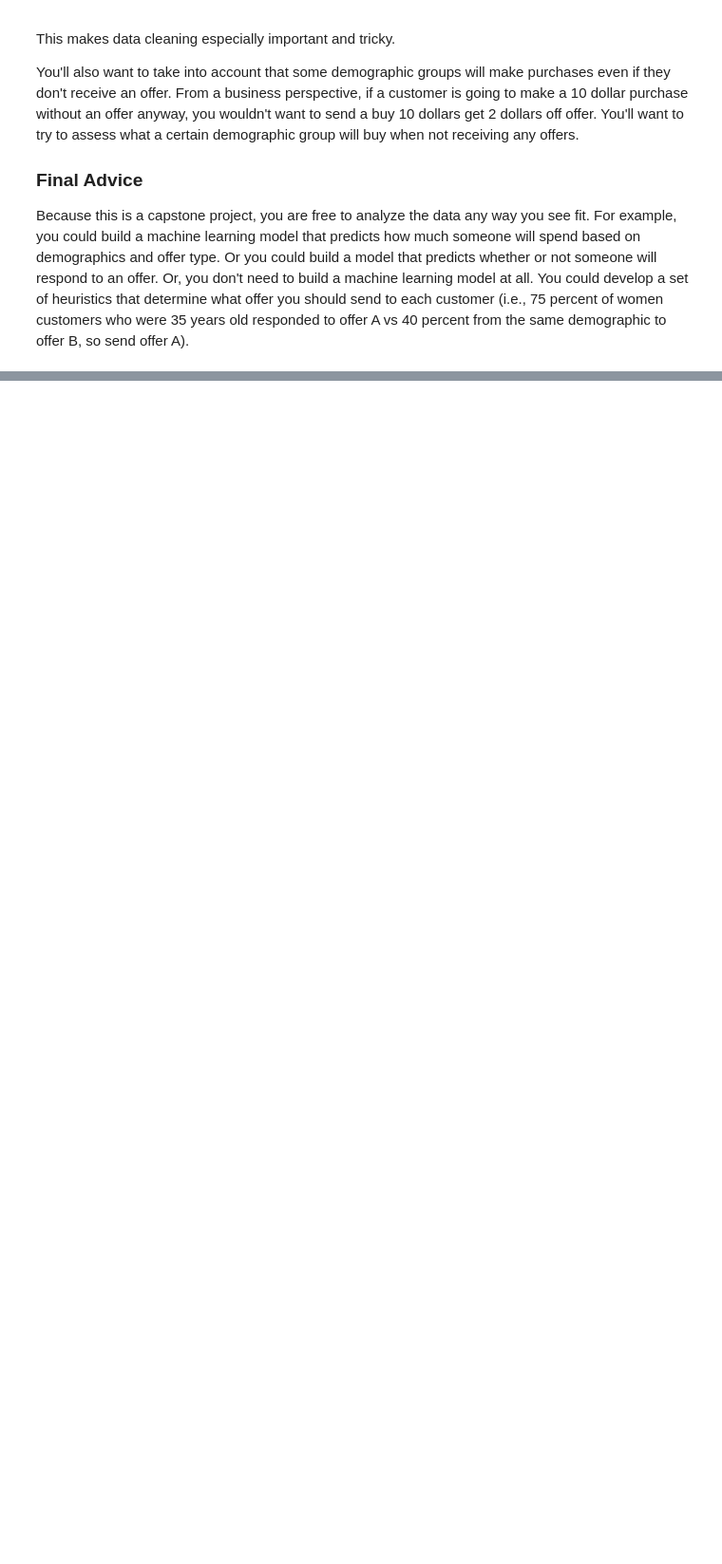
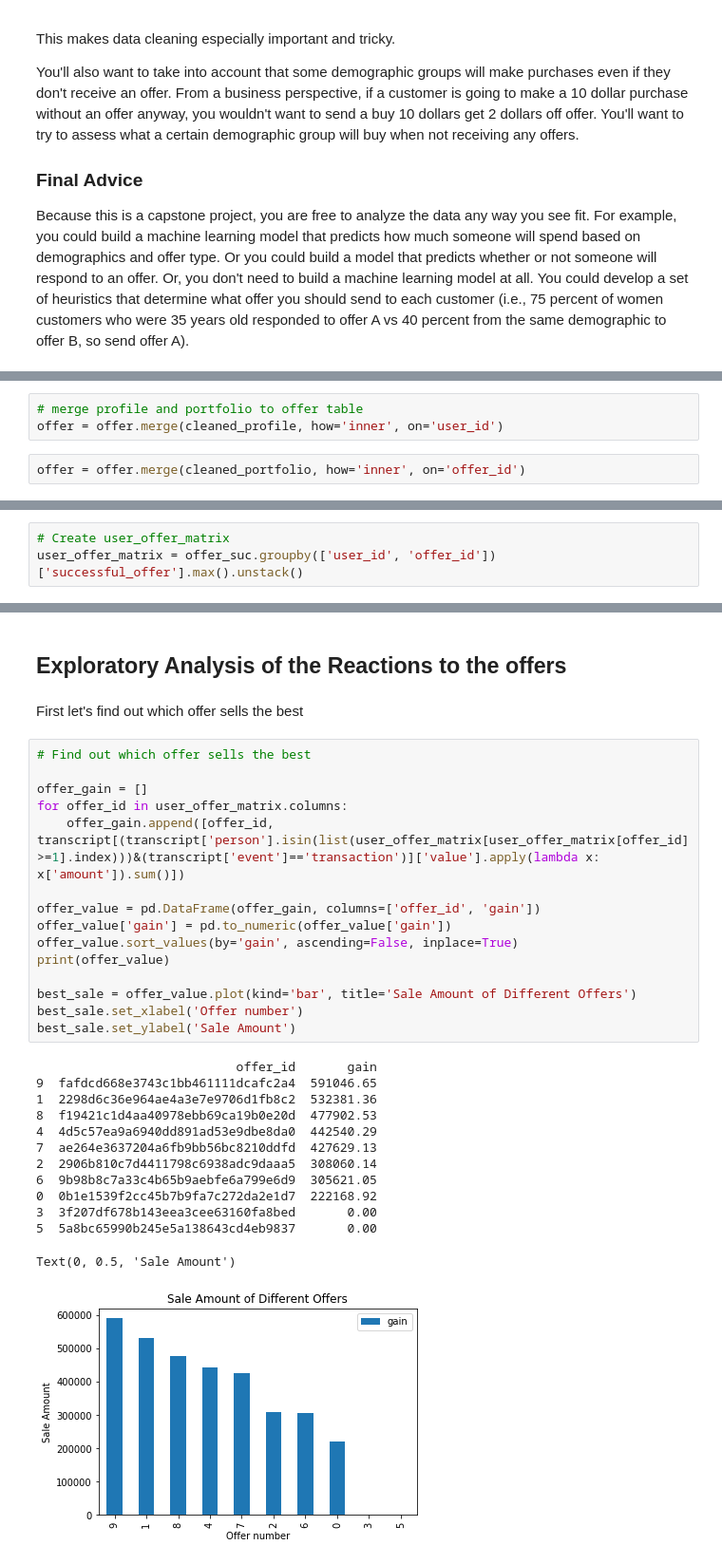
Before and after one commit to superring/Capston-Project-Starbucks, a Jupyter notebook: Starbucks_Capstone_notebook.ipynb, the cells around one changed output, grey strips where cells are left out. Shown: that part at 95% size. Drawn from its saved outputs; the diff is of its cells as text; blank space fills up the shorter version.

```diff
--- a/Starbucks_Capstone_notebook.ipynb
+++ b/Starbucks_Capstone_notebook.ipynb
@@ -86,0 +342,5 @@ transcript = pd.read_json('data/transcript.json', orient='records', lines=True)
+# %%
+# merge profile and portfolio to offer table
+offer = offer.merge(cleaned_profile, how='inner', on='user_id')
+# %%
+offer = offer.merge(cleaned_portfolio, how='inner', on='offer_id')
@@ -86,0 +495,3 @@ transcript = pd.read_json('data/transcript.json', orient='records', lines=True)
+# %%
+# Create user_offer_matrix
+user_offer_matrix = offer_suc.groupby(['user_id', 'offer_id'])['successful_offer'].max().unstack()
@@ -86,0 +709,33 @@ transcript = pd.read_json('data/transcript.json', orient='records', lines=True)
+# %% [markdown]
+## Exploratory Analysis of the Reactions to the offers
+# %% [markdown]
+First let's find out which offer sells the best
+# %%
+# Find out which offer sells the best
+
+offer_gain = []
+for offer_id in user_offer_matrix.columns:
+    offer_gain.append([offer_id, transcript[(transcript['person'].isin(list(user_offer_matrix[user_offer_matrix[offer_id]>=1].index)))&(transcript['event']=='transaction')]['value'].apply(lambda x: x['amount']).sum()])
+
+offer_value = pd.DataFrame(offer_gain, columns=['offer_id', 'gain'])
+offer_value['gain'] = pd.to_numeric(offer_value['gain'])
+offer_value.sort_values(by='gain', ascending=False, inplace=True)
+print(offer_value)
+
+best_sale = offer_value.plot(kind='bar', title='Sale Amount of Different Offers')
+best_sale.set_xlabel('Offer number')
+best_sale.set_ylabel('Sale Amount')
+# %% [output]
+                           offer_id       gain
+9  fafdcd668e3743c1bb461111dcafc2a4  591046.65
+1  2298d6c36e964ae4a3e7e9706d1fb8c2  532381.36
+8  f19421c1d4aa40978ebb69ca19b0e20d  477902.53
+4  4d5c57ea9a6940dd891ad53e9dbe8da0  442540.29
+7  ae264e3637204a6fb9bb56bc8210ddfd  427629.13
+2  2906b810c7d4411798c6938adc9daaa5  308060.14
+6  9b98b8c7a33c4b65b9aebfe6a799e6d9  305621.05
+0  0b1e1539f2cc45b7b9fa7c272da2e1d7  222168.92
+3  3f207df678b143eea3cee63160fa8bed       0.00
+5  5a8bc65990b245e5a138643cd4eb9837       0.00
+Text(0, 0.5, 'Sale Amount')
+[figure, added]
```
Also changed, not shown: parts of 73 cells of this notebook, 2 other files.
